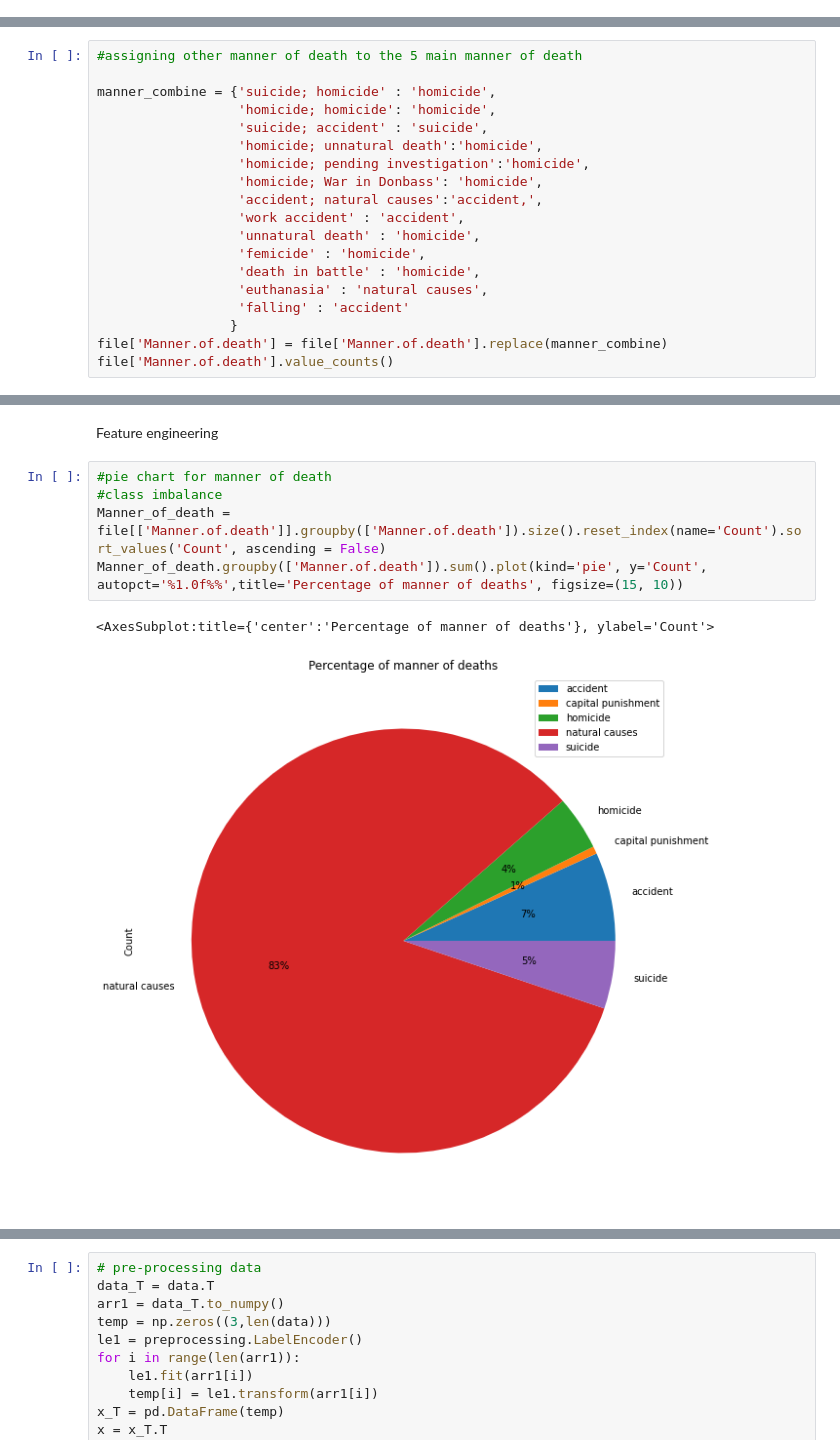
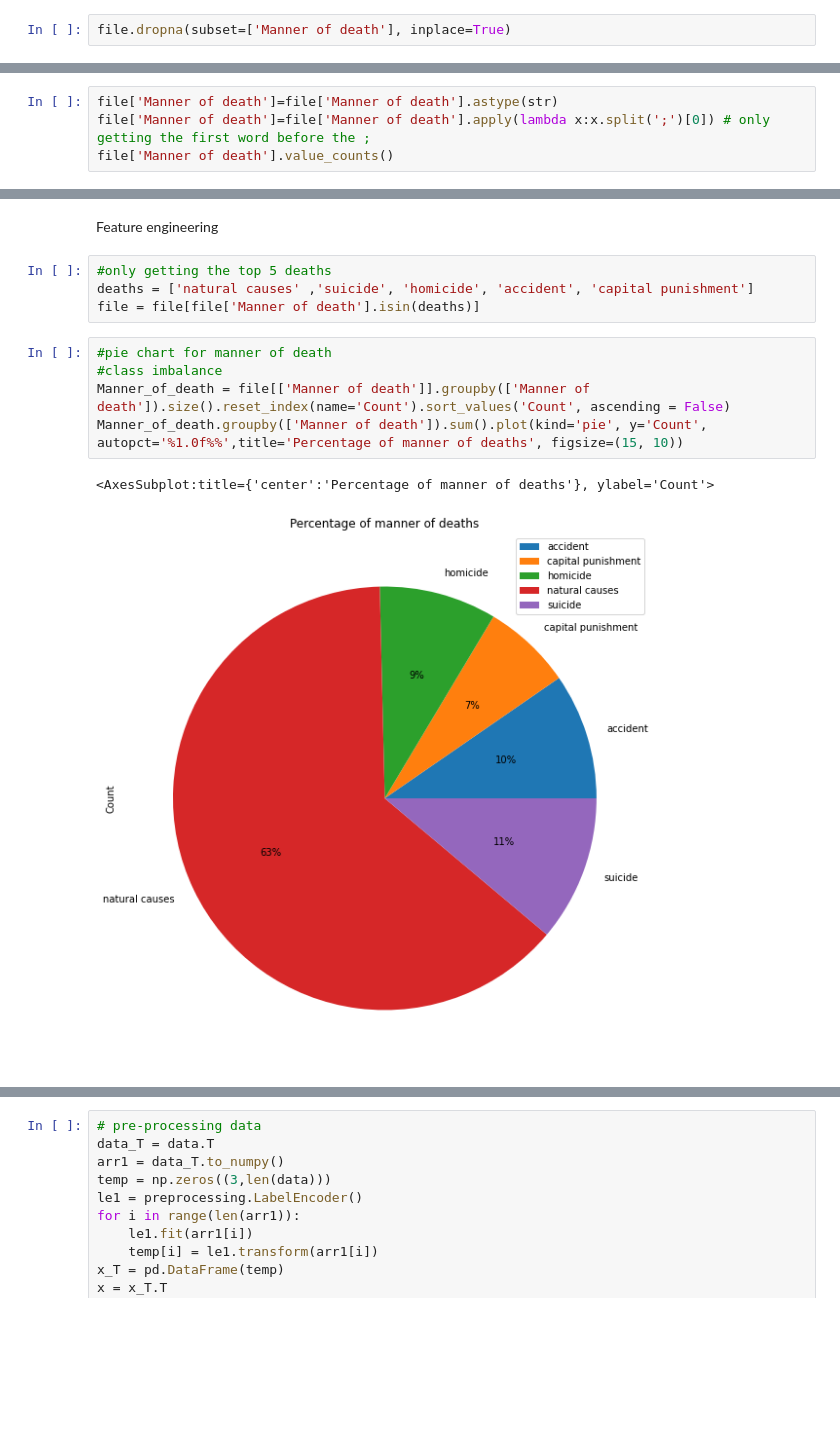
Before and after one commit to P3-CS760/How-will-you-die, a Jupyter notebook: Decision Tree (Manner of Death).ipynb, the cells around one changed output, grey strips where cells are left out. Cells and saved outputs as stored; diff of their text form; blank space fills up the shorter version.

Commit message:
Add files via upload
Clean manner of death

```diff
--- a/Decision Tree (Manner of Death).ipynb
+++ b/Decision Tree (Manner of Death).ipynb
@@ -45,3 +42,5 @@ Name: Manner.of.death, dtype: int64
+# %%
+file.dropna(subset=['Manner of death'], inplace=True)
 # %%
 from wordcloud import WordCloud
 
@@ -56,21 +55,2 @@ plt.axis('off')
 # %% [markdown]
 Making natural causes, accident, suicide, homicide and capital punishment our target label.
-# %%
-#assigning other manner of death to the 5 main manner of death
-
-manner_combine = {'suicide; homicide' : 'homicide',
-                  'homicide; homicide': 'homicide',
-                  'suicide; accident' : 'suicide',
-                  'homicide; unnatural death':'homicide',
-                  'homicide; pending investigation':'homicide',
-                  'homicide; War in Donbass': 'homicide',
-                  'accident; natural causes':'accident,',
-                  'work accident' : 'accident',
-                  'unnatural death' : 'homicide',
-                  'femicide' : 'homicide',
-                  'death in battle' : 'homicide',
-                  'euthanasia' : 'natural causes',
-                  'falling' : 'accident'
-                 }
-file['Manner.of.death'] = file['Manner.of.death'].replace(manner_combine)
-file['Manner.of.death'].value_counts()
@@ -83,0 +57,4 @@ Name: Manner.of.death, dtype: int64
+# %%
+file['Manner of death']=file['Manner of death'].astype(str)
+file['Manner of death']=file['Manner of death'].apply(lambda x:x.split(';')[0]) # only getting the first word before the ;
+file['Manner of death'].value_counts()
@@ -84,12 +93,16 @@ Name: Manner.of.death, dtype: int64
 # %% [markdown]
 Feature engineering
+# %%
+#only getting the top 5 deaths
+deaths = ['natural causes' ,'suicide', 'homicide', 'accident', 'capital punishment']
+file = file[file['Manner of death'].isin(deaths)]
 # %%
 #pie chart for manner of death
 #class imbalance
-Manner_of_death = file[['Manner.of.death']].groupby(['Manner.of.death']).size().reset_index(name='Count').sort_values('Count', ascending = False)
-Manner_of_death.groupby(['Manner.of.death']).sum().plot(kind='pie', y='Count', autopct='%1.0f%%',title='Percentage of manner of deaths', figsize=(15, 10))
+Manner_of_death = file[['Manner of death']].groupby(['Manner of death']).size().reset_index(name='Count').sort_values('Count', ascending = False)
+Manner_of_death.groupby(['Manner of death']).sum().plot(kind='pie', y='Count', autopct='%1.0f%%',title='Percentage of manner of deaths', figsize=(15, 10))
 # %% [output]
 <AxesSubplot:title={'center':'Percentage of manner of deaths'}, ylabel='Count'>
-[figure, old version]
+[figure, new version]
 # %%
 plt.figure(figsize=(10,8))
```
Also changed, not shown: parts of 9 cells of this notebook.
